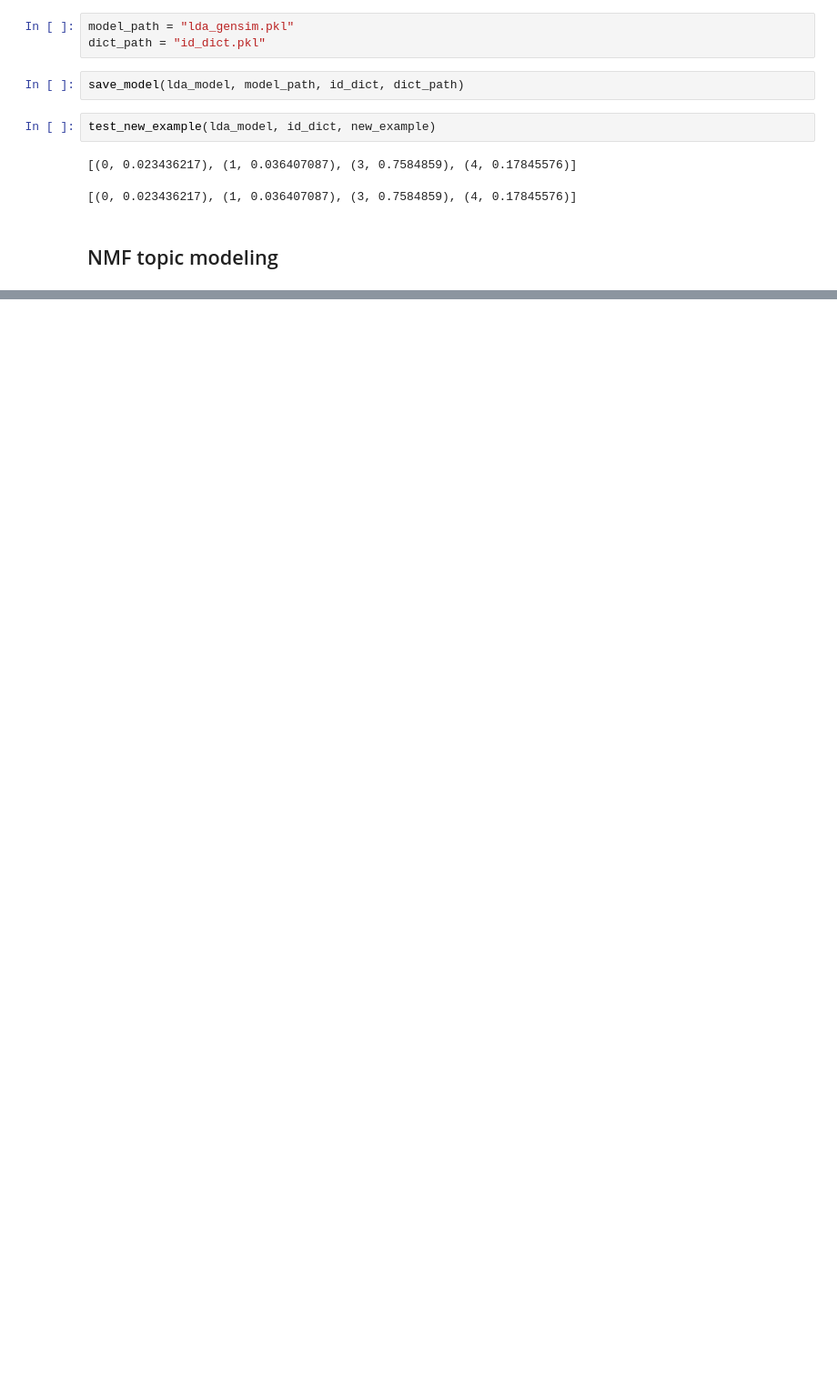
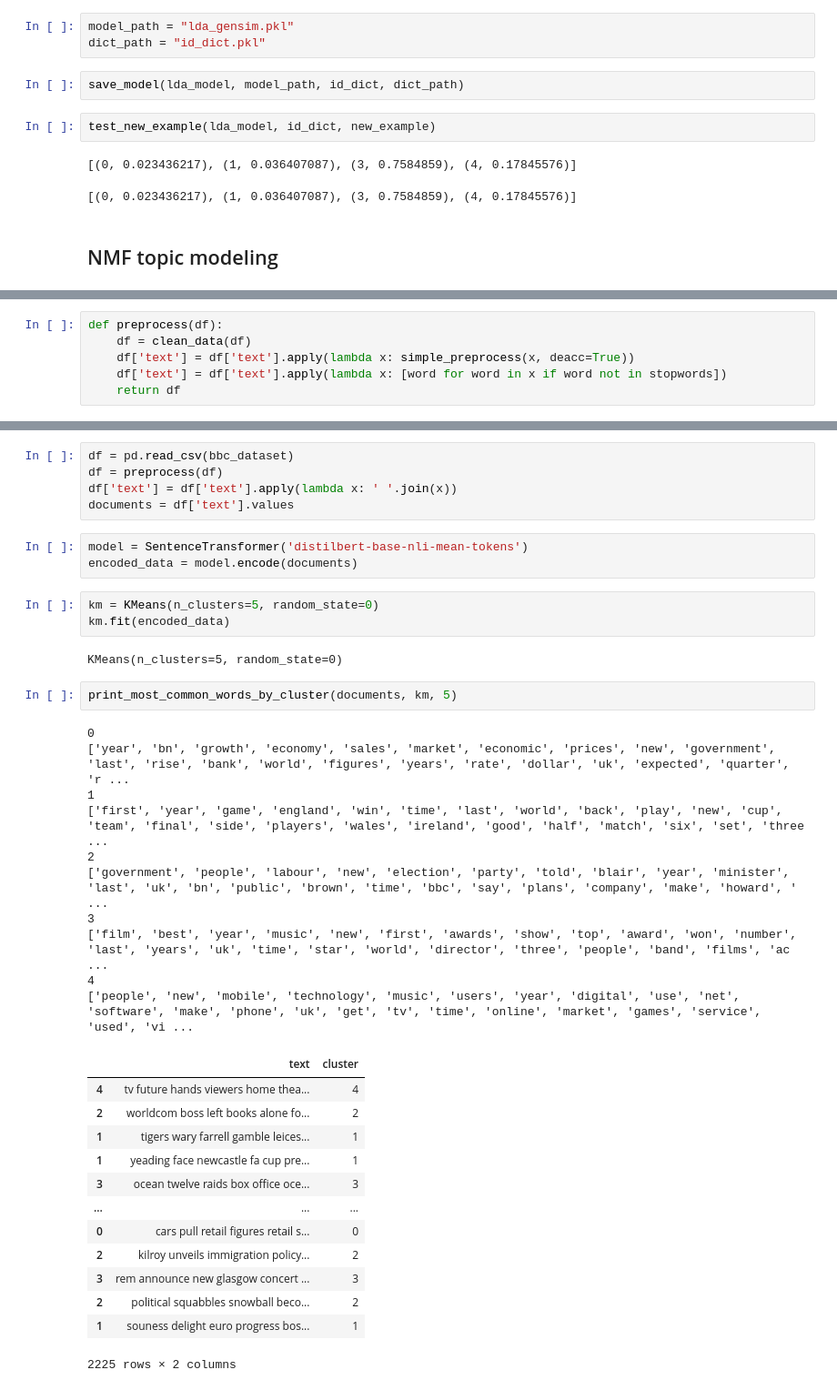
Before and after one commit to chinmaydas96/Packt-Python-Natural-Language-Processing-Cookbook, a Jupyter notebook: Chapter06/Topic Modeling.ipynb, the cells around one changed output, grey strips where cells are left out. Shown at 91% size. Cells and saved outputs as stored; diff of their text form; blank space fills up the shorter version.

```diff
--- a/Chapter06/Topic Modeling.ipynb
+++ b/Chapter06/Topic Modeling.ipynb
@@ -265,0 +488,6 @@ test_new_example(lda_model, id_dict, new_example)
+# %%
+def preprocess(df):
+    df = clean_data(df)
+    df['text'] = df['text'].apply(lambda x: simple_preprocess(x, deacc=True))
+    df['text'] = df['text'].apply(lambda x: [word for word in x if word not in stopwords])
+    return df
@@ -265,0 +500,39 @@ test_new_example(lda_model, id_dict, new_example)
+# %%
+df = pd.read_csv(bbc_dataset)
+df = preprocess(df)
+df['text'] = df['text'].apply(lambda x: ' '.join(x))
+documents = df['text'].values
+# %%
+model = SentenceTransformer('distilbert-base-nli-mean-tokens')
+encoded_data = model.encode(documents)
+# %%
+km = KMeans(n_clusters=5, random_state=0)
+km.fit(encoded_data)
+# %% [output]
+KMeans(n_clusters=5, random_state=0)
+# %%
+print_most_common_words_by_cluster(documents, km, 5)
+# %% [output]
+0
+['year', 'bn', 'growth', 'economy', 'sales', 'market', 'economic', 'prices', 'new', 'government', 'last', 'rise', 'bank', 'world', 'figures', 'years', 'rate', 'dollar', 'uk', 'expected', 'quarter', 'r ...
+1
+['first', 'year', 'game', 'england', 'win', 'time', 'last', 'world', 'back', 'play', 'new', 'cup', 'team', 'final', 'side', 'players', 'wales', 'ireland', 'good', 'half', 'match', 'six', 'set', 'three ...
+2
+['government', 'people', 'labour', 'new', 'election', 'party', 'told', 'blair', 'year', 'minister', 'last', 'uk', 'bn', 'public', 'brown', 'time', 'bbc', 'say', 'plans', 'company', 'make', 'howard', ' ...
+3
+['film', 'best', 'year', 'music', 'new', 'first', 'awards', 'show', 'top', 'award', 'won', 'number', 'last', 'years', 'uk', 'time', 'star', 'world', 'director', 'three', 'people', 'band', 'films', 'ac ...
+4
+['people', 'new', 'mobile', 'technology', 'music', 'users', 'year', 'digital', 'use', 'net', 'software', 'make', 'phone', 'uk', 'get', 'tv', 'time', 'online', 'market', 'games', 'service', 'used', 'vi ...
+|  | text | cluster |
+| 4 | tv future hands viewers home thea... | 4 |
+| 2 | worldcom boss left books alone fo... | 2 |
+| 1 | tigers wary farrell gamble leices... | 1 |
+| 1 | yeading face newcastle fa cup pre... | 1 |
+| 3 | ocean twelve raids box office oce... | 3 |
+| ... | ... | ... |
+| 0 | cars pull retail figures retail s... | 0 |
+| 2 | kilroy unveils immigration policy... | 2 |
+| 3 | rem announce new glasgow concert ... | 3 |
+| 2 | political squabbles snowball beco... | 2 |
+| 1 | souness delight euro progress bos... | 1 |
+2225 rows × 2 columns
```
Also changed, not shown: parts of 46 cells of this notebook, 14 other files.
